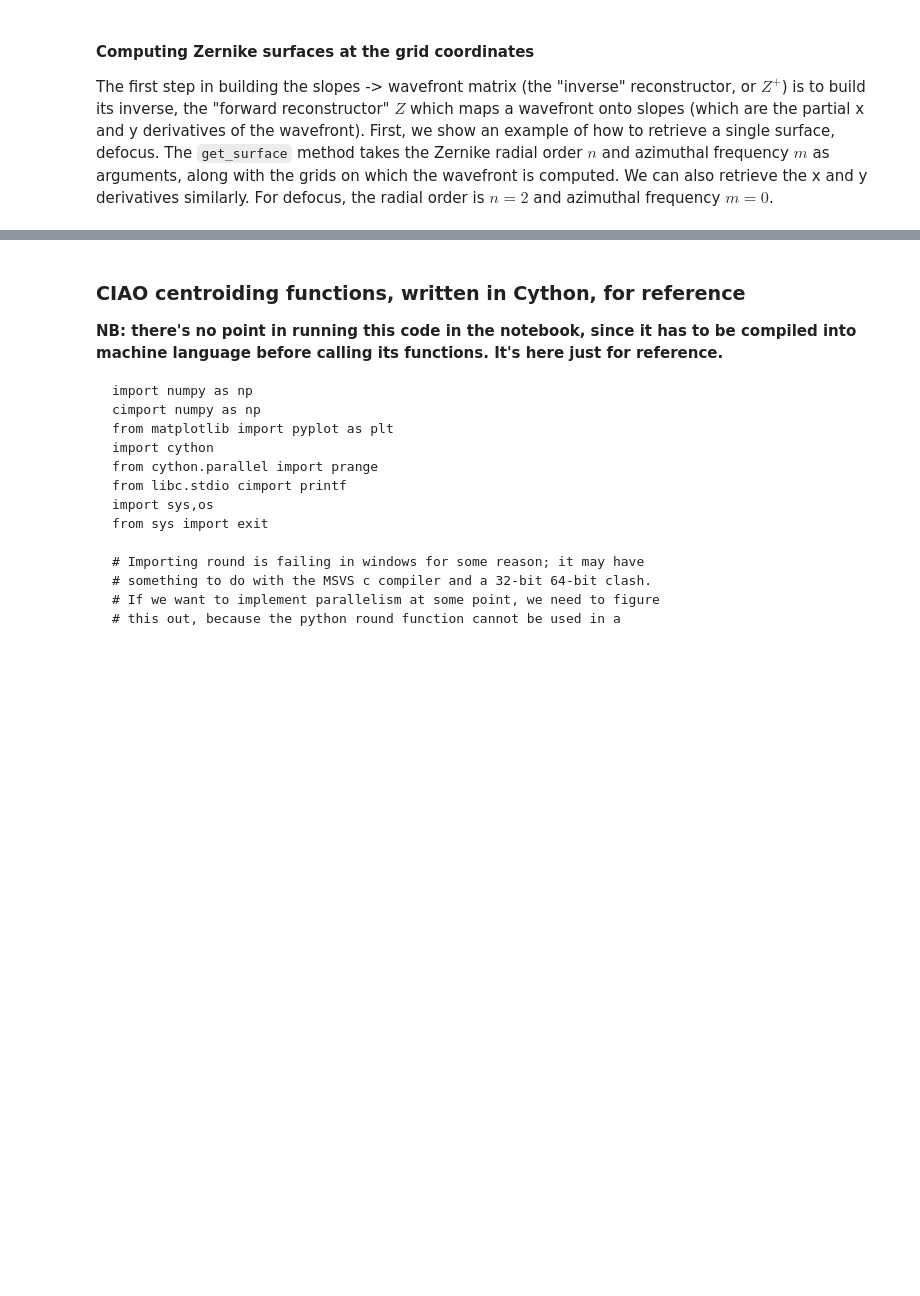
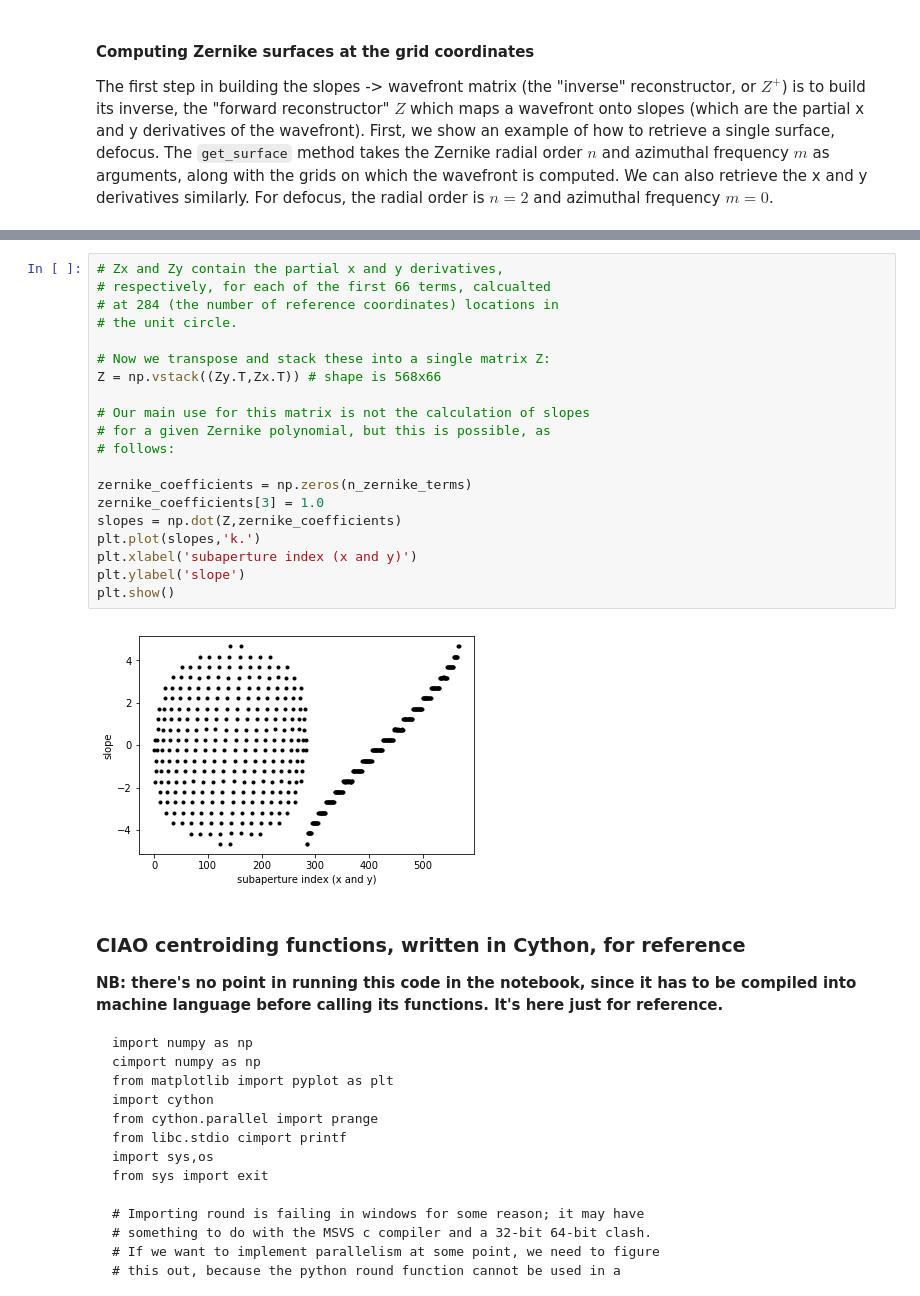
Before and after one commit to rjonnal/ciao, a Jupyter notebook: session_template_characterization/AO_loop_steps.ipynb, the cells around one changed output, grey strips where cells are left out. Saved outputs shown, nothing was run; the diff lists cells and outputs as text; blank space fills up the shorter version.

```diff
--- a/session_template_characterization/AO_loop_steps.ipynb
+++ b/session_template_characterization/AO_loop_steps.ipynb
@@ -393,3 +491,25 @@ plt.show()
+# %%
+# Zx and Zy contain the partial x and y derivatives,
+# respectively, for each of the first 66 terms, calcualted
+# at 284 (the number of reference coordinates) locations in
+# the unit circle.
+
+# Now we transpose and stack these into a single matrix Z:
+Z = np.vstack((Zy.T,Zx.T)) # shape is 568x66
+
+# Our main use for this matrix is not the calculation of slopes
+# for a given Zernike polynomial, but this is possible, as
+# follows:
+
+zernike_coefficients = np.zeros(n_zernike_terms)
+zernike_coefficients[3] = 1.0
+slopes = np.dot(Z,zernike_coefficients)
+plt.plot(slopes,'k.')
+plt.xlabel('subaperture index (x and y)')
+plt.ylabel('slope')
+plt.show()
+# %% [output]
+[figure, added]
 # %% [markdown]
 ### CIAO centroiding functions, written in Cython, for reference
 
```
Also changed, not shown: parts of 13 cells of this notebook, 8 other files.
